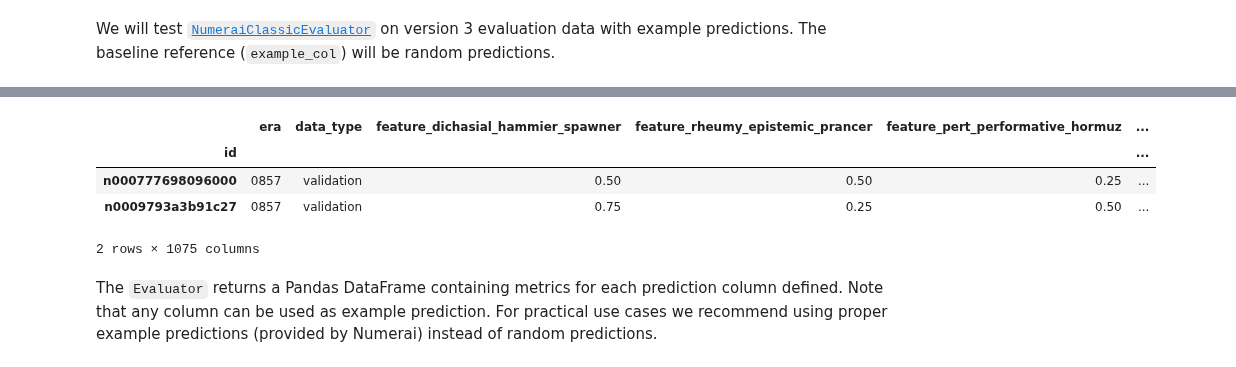
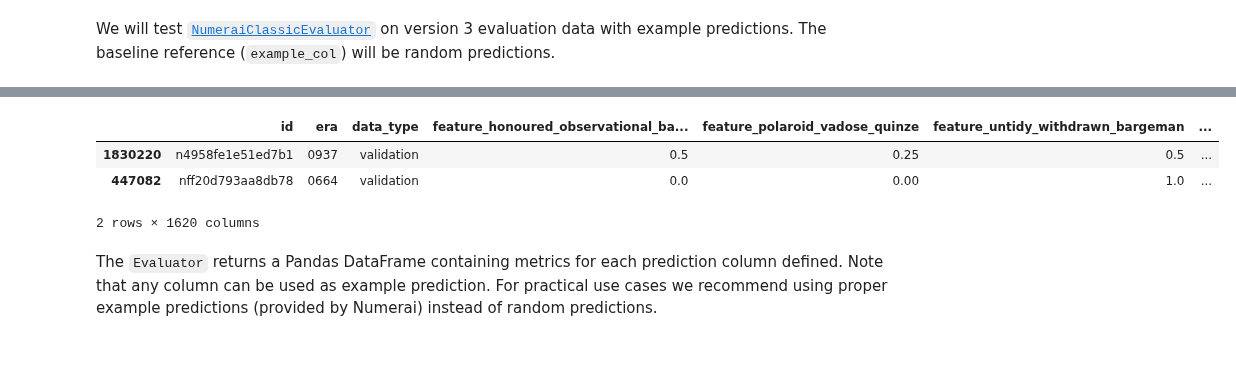
Before and after one commit to crowdcent/numerblox, a Jupyter notebook: _proc/07_evaluation.ipynb, the cells around one changed output, grey strips where cells are left out. Saved outputs shown, nothing was run; the diff lists cells and outputs as text; code cells hidden in the pictures.

```diff
--- a/_proc/07_evaluation.ipynb
+++ b/_proc/07_evaluation.ipynb
@@ -117,18 +126,18 @@ No existing directory found at 'eval_test_1234321'. Creating directory...
 # %%
 #| eval: false
 np.random.seed(1234)
-test_dataf = create_numerframe(directory + "numerai_validation_data.parquet")
-example_preds = pd.read_parquet(directory + "example_validation_predictions.parquet")
-test_dataf = test_dataf.merge(example_preds, on="id", how="left")
+test_dataf = create_numerframe(directory + "validation.parquet")
+example_preds = pd.read_parquet(directory + "validation_example_preds.parquet")
+test_dataf = test_dataf.merge(example_preds, on="id", how="left").reset_index()
+test_dataf = test_dataf.sample(10_000)
 
 test_dataf.loc[:, "prediction_random"] = np.random.uniform(size=len(test_dataf))
 test_dataf.head(2)
 # %% [output]
-|  | era | data_type | feature_dichasial_hammier_spawner | feature_rheumy_epistemic_prancer | feature_pert_performative_hormuz | ... |
-| id |  |  |  |  |  | ... |
-| n000777698096000 | 0857 | validation | 0.50 | 0.50 | 0.25 | ... |
-| n0009793a3b91c27 | 0857 | validation | 0.75 | 0.25 | 0.50 | ... |
+|  | id | era | data_type | feature_honoured_observational_ba... | feature_polaroid_vadose_quinze | feature_untidy_withdrawn_bargeman | ... |
+| 1830220 | n4958fe1e51ed7b1 | 0937 | validation | 0.5 | 0.25 | 0.5 | ... |
+| 447082 | nff20d793aa8db78 | 0664 | validation | 0.0 | 0.00 | 1.0 | ... |
-2 rows × 1075 columns
+2 rows × 1620 columns
 # %% [markdown]
 The `Evaluator` returns a Pandas DataFrame containing metrics for each prediction column defined.
 Note that any column can be used as example prediction. For practical use cases we recommend using proper example predictions (provided by Numerai) instead of random predictions.
```
Also changed, not shown: parts of 9 cells of this notebook, 11 other files.
